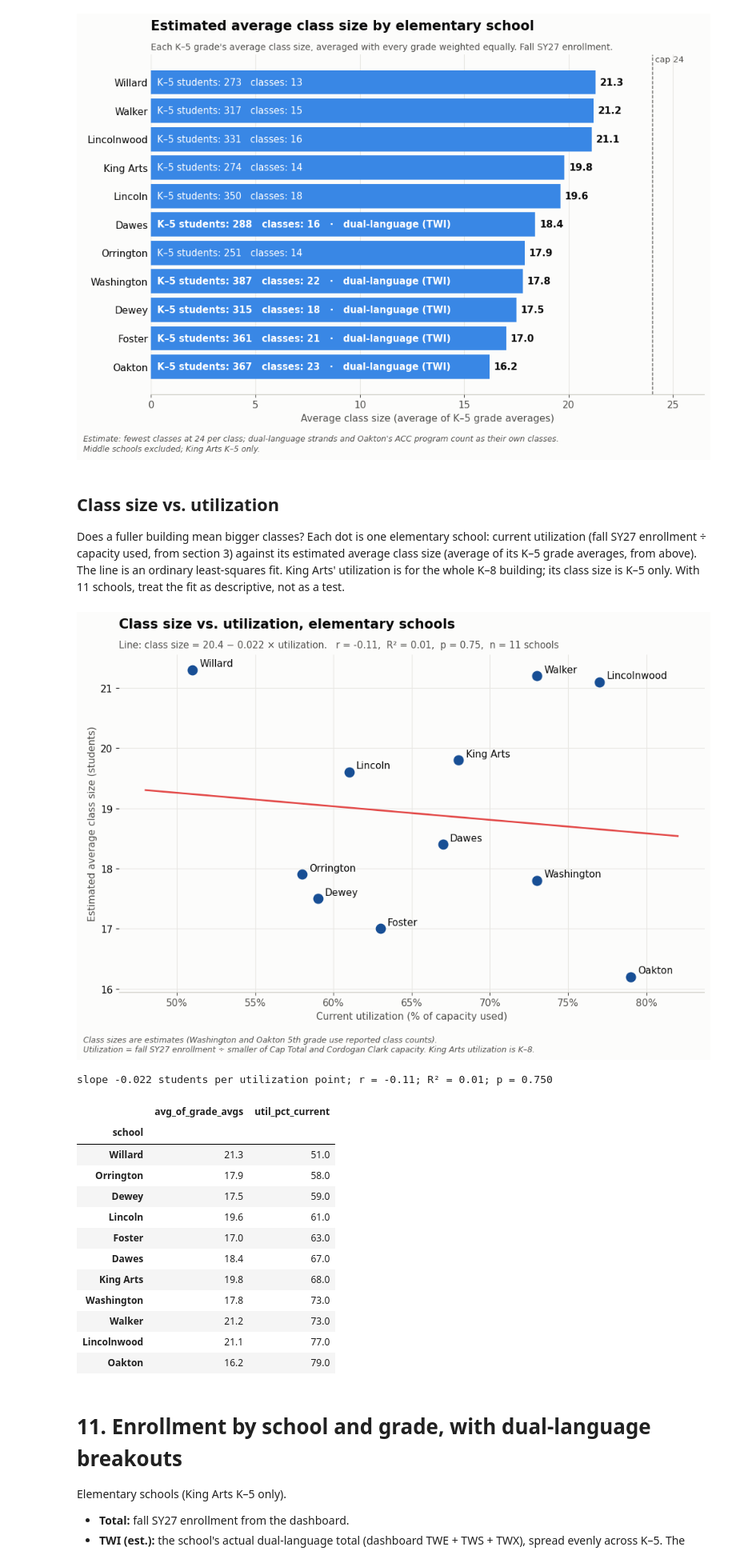
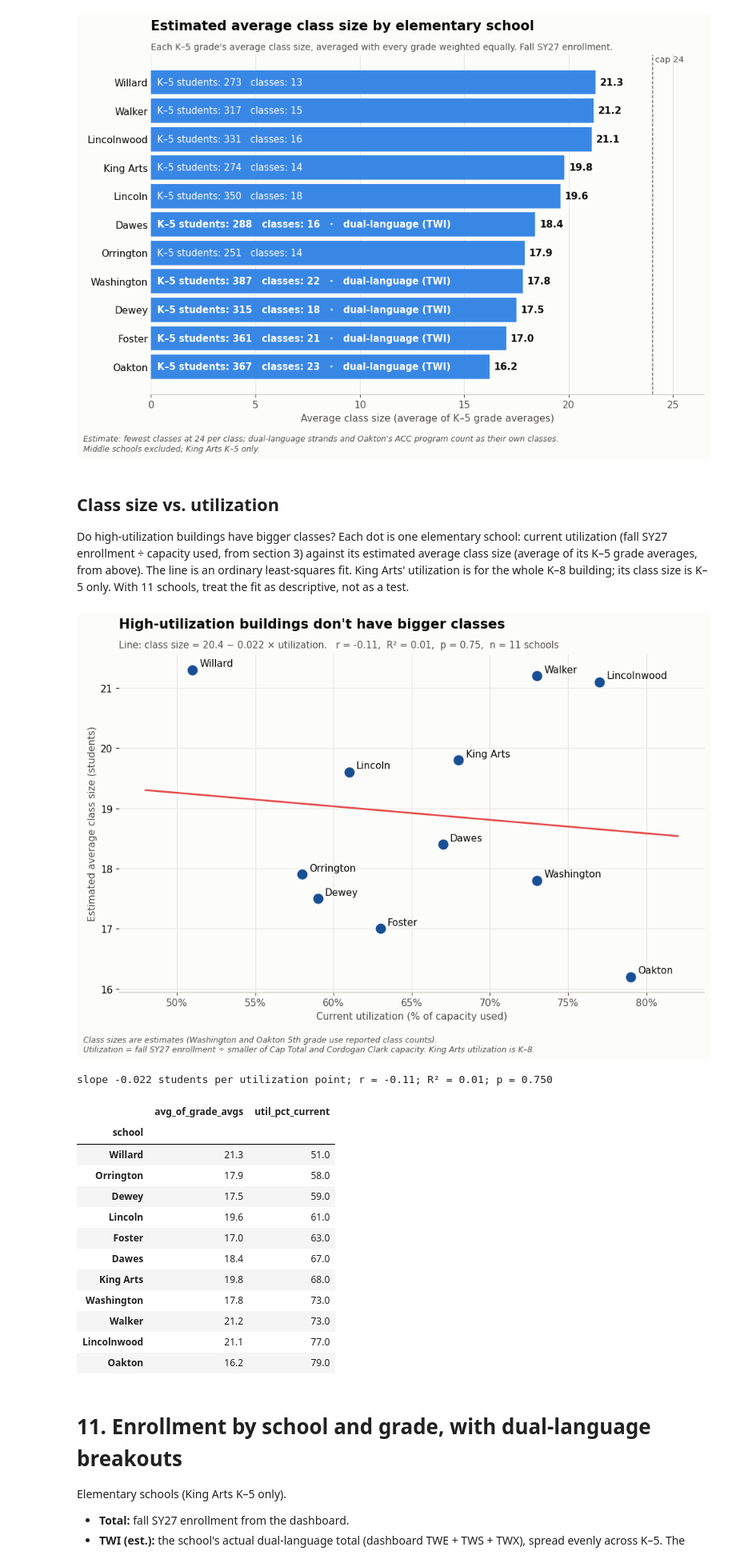
Before and after one commit to jmclip/enrollment_fall26, a Jupyter notebook: d65_enrollment_by_building.ipynb, the cells around one changed output. Shown at 80% size. Saved outputs shown, nothing was run; the diff lists cells and outputs as text; code cells hidden in the pictures.

```diff
--- a/d65_enrollment_by_building.ipynb
+++ b/d65_enrollment_by_building.ipynb
@@ -1326,7 +1326,7 @@ plt.show()
 # %% [markdown]
 ## Class size vs. utilization
 
-Does a fuller building mean bigger classes? Each dot is one elementary school: current utilization (fall SY27 enrollment ÷ capacity used, from section 3) against its estimated average class size (average of its K–5 grade averages, from above). The line is an ordinary least-squares fit. King Arts' utilization is for the whole K–8 building; its class size is K–5 only. With 11 schools, treat the fit as descriptive, not as a test.
+Do high-utilization buildings have bigger classes? Each dot is one elementary school: current utilization (fall SY27 enrollment ÷ capacity used, from section 3) against its estimated average class size (average of its K–5 grade averages, from above). The line is an ordinary least-squares fit. King Arts' utilization is for the whole K–8 building; its class size is K–5 only. With 11 schools, treat the fit as descriptive, not as a test.
 # %%
 # Scatter + regression: estimated average class size vs. current utilization, elementary schools
 from scipy import stats
@@ -1337,35 +1337,35 @@ reg = (school_avg[['avg_of_grade_avgs']]
        .dropna())
 fit = stats.linregress(reg['util_pct_current'], reg['avg_of_grade_avgs'])
 reg.round(1).rename(columns={'avg_of_grade_avgs': 'avg_class_size', 'util_pct_current': 'utilization_pct'}) \
    .to_csv('data/class_size_vs_utilization.csv')
 
 fig, ax = plt.subplots(figsize=(10, 7))
 x = np.linspace(reg['util_pct_current'].min() - 3, reg['util_pct_current'].max() + 3, 50)
 ax.plot(x, fit.intercept + fit.slope * x, color=RED, linewidth=2, zorder=2)
 ax.scatter(reg['util_pct_current'], reg['avg_of_grade_avgs'], s=110, color=DARK_BLUE, zorder=3)
 for sch, r in reg.iterrows():
     ax.annotate(sch, (r['util_pct_current'], r['avg_of_grade_avgs']), xytext=(8, 4), textcoords='offset points',
                 fontsize=11, color=INK)
 ax.set_xlabel('Current utilization (% of capacity used)')
 ax.set_ylabel('Estimated average class size (students)')
 ax.xaxis.set_major_formatter(plt.FuncFormatter(lambda v, _: f'{v:.0f}%'))
 ax.grid(color='#e8e7e3'); ax.set_axisbelow(True)
 for sp in ['top', 'right']: ax.spines[sp].set_visible(False)
-ax.set_title('Class size vs. utilization, elementary schools', loc='left', fontsize=15, fontweight='bold', color=INK, pad=30)
+ax.set_title("High-utilization buildings don't have bigger classes", loc='left', fontsize=15, fontweight='bold', color=INK, pad=30)
 sign = '+' if fit.slope >= 0 else '−'
 ax.text(0, 1.02, f'Line: class size = {fit.intercept:.1f} {sign} {abs(fit.slope):.3f} × utilization.   '
         f'r = {fit.rvalue:.2f},  R² = {fit.rvalue**2:.2f},  p = {fit.pvalue:.2f},  n = {len(reg)} schools',
         transform=ax.transAxes, fontsize=10.5, color=MUTED, parse_math=False)
 fig.text(0.01, 0.005, 'Class sizes are estimates (Washington and Oakton 5th grade use reported class counts).\nUtilization = fall SY27 '
          'enrollment ÷ smaller of Cap Total and Cordogan Clark capacity. King Arts utilization is K–8.',
          fontsize=9, color=MUTED, style='italic', parse_math=False)
 plt.tight_layout(rect=(0, 0.05, 1, 1))
 fig.savefig('images/chart_class_size_vs_utilization.png', dpi=200)
 plt.show()
 print(f'slope {fit.slope:.3f} students per utilization point; r = {fit.rvalue:.2f}; R² = {fit.rvalue**2:.2f}; p = {fit.pvalue:.3f}')
 reg.sort_values('util_pct_current')
 # %% [output]
-[figure, old version]
+[figure, new version]
 slope -0.022 students per utilization point; r = -0.11; R² = 0.01; p = 0.750
 |  | avg_of_grade_avgs | util_pct_current |
 | school |  |  |
```
